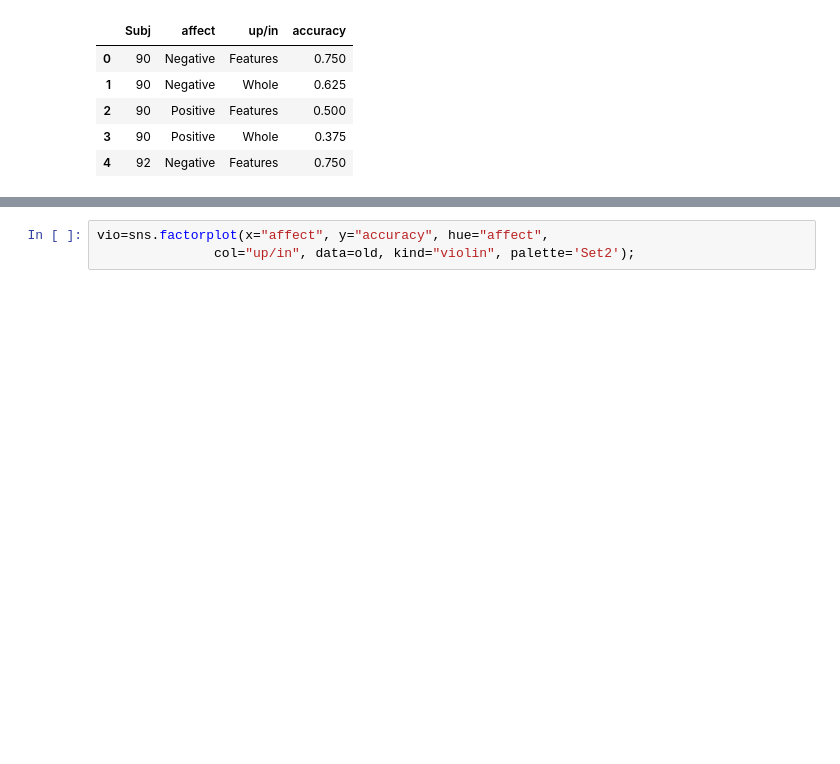
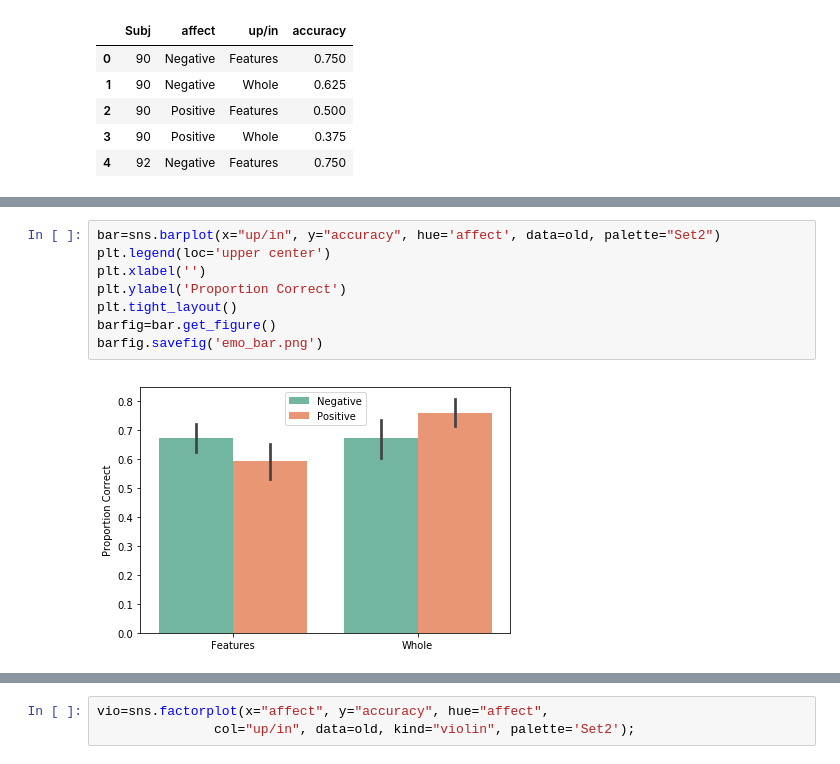
Before and after one commit to donnajobridge/data_visualizations, a Jupyter notebook: emo/emo_data.ipynb, the cells around one changed output, grey strips where cells are left out. Drawn from its saved outputs; the diff is of its cells as text; blank space fills up the shorter version.

```diff
--- a/emo/emo_data.ipynb
+++ b/emo/emo_data.ipynb
@@ -57,0 +69,10 @@ in_old=old[old['up/in']=='in']
+# %%
+bar=sns.barplot(x="up/in", y="accuracy", hue='affect', data=old, palette="Set2")
+plt.legend(loc='upper center')
+plt.xlabel('')
+plt.ylabel('Proportion Correct')
+plt.tight_layout()
+barfig=bar.get_figure()
+barfig.savefig('emo_bar.png')
+# %% [output]
+[figure, added]
```
Also changed, not shown: parts of 7 cells of this notebook, 8 other files.
